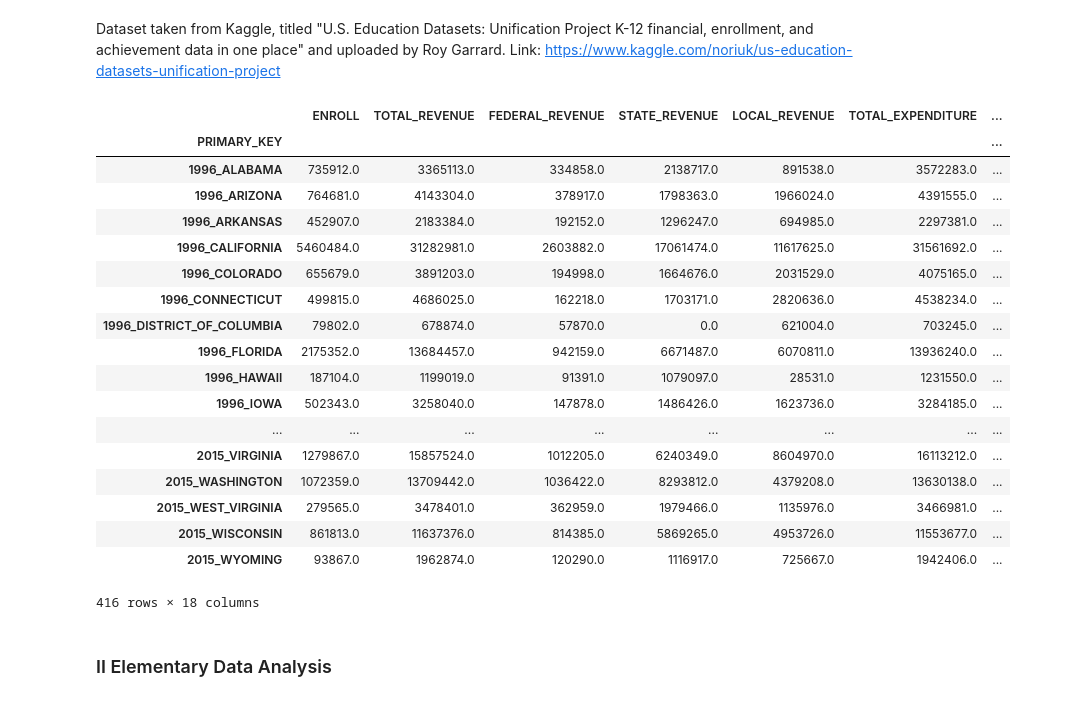
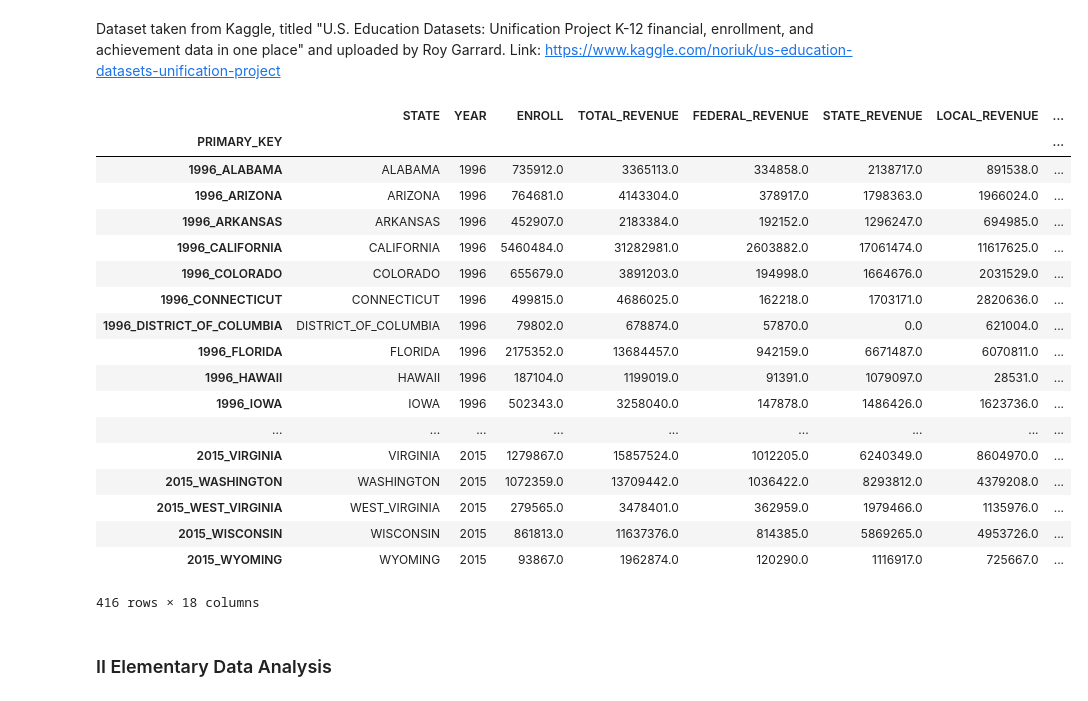
Before and after one commit to renaaliu/FinalProject_DataScience, a Jupyter notebook: Final_Project.ipynb, the cells around one changed output. Saved outputs shown, nothing was run; the diff lists cells and outputs as text; code cells hidden in the pictures.

```diff
--- a/Final_Project.ipynb
+++ b/Final_Project.ipynb
@@ -13,35 +13,35 @@ Link: https://www.kaggle.com/noriuk/us-education-datasets-unification-project
 # %%
 #import
 import numpy as np
 import pandas as pd
 import matplotlib.pyplot as plt
 
 # Read in file, setting index to the Primary_Key given
 data = pd.read_csv('states_all.csv', index_col = 'PRIMARY_KEY')
 
 # Removed some columns and NaNs
-data = data.drop(['STATE', 'YEAR', 'GRADES_1_8_G', 'GRADES_PK_G', 'GRADES_KG_G', 'GRADES_ALL_G'],1)
+data = data.drop(['GRADES_12_G', 'GRADES_9_12_G','GRADES_1_8_G', 'GRADES_PK_G', 'GRADES_KG_G', 'GRADES_ALL_G'],1)
 data = data.dropna()
 display(data)
 # %% [output]
-|  | ENROLL | TOTAL_REVENUE | FEDERAL_REVENUE | STATE_REVENUE | LOCAL_REVENUE | TOTAL_EXPENDITURE | ... |
-| PRIMARY_KEY |  |  |  |  |  |  | ... |
-| 1996_ALABAMA | 735912.0 | 3365113.0 | 334858.0 | 2138717.0 | 891538.0 | 3572283.0 | ... |
-| 1996_ARIZONA | 764681.0 | 4143304.0 | 378917.0 | 1798363.0 | 1966024.0 | 4391555.0 | ... |
-| 1996_ARKANSAS | 452907.0 | 2183384.0 | 192152.0 | 1296247.0 | 694985.0 | 2297381.0 | ... |
-| 1996_CALIFORNIA | 5460484.0 | 31282981.0 | 2603882.0 | 17061474.0 | 11617625.0 | 31561692.0 | ... |
-| 1996_COLORADO | 655679.0 | 3891203.0 | 194998.0 | 1664676.0 | 2031529.0 | 4075165.0 | ... |
-| 1996_CONNECTICUT | 499815.0 | 4686025.0 | 162218.0 | 1703171.0 | 2820636.0 | 4538234.0 | ... |
-| 1996_DISTRICT_OF_COLUMBIA | 79802.0 | 678874.0 | 57870.0 | 0.0 | 621004.0 | 703245.0 | ... |
-| 1996_FLORIDA | 2175352.0 | 13684457.0 | 942159.0 | 6671487.0 | 6070811.0 | 13936240.0 | ... |
-| 1996_HAWAII | 187104.0 | 1199019.0 | 91391.0 | 1079097.0 | 28531.0 | 1231550.0 | ... |
-| 1996_IOWA | 502343.0 | 3258040.0 | 147878.0 | 1486426.0 | 1623736.0 | 3284185.0 | ... |
-| ... | ... | ... | ... | ... | ... | ... | ... |
-| 2015_VIRGINIA | 1279867.0 | 15857524.0 | 1012205.0 | 6240349.0 | 8604970.0 | 16113212.0 | ... |
-| 2015_WASHINGTON | 1072359.0 | 13709442.0 | 1036422.0 | 8293812.0 | 4379208.0 | 13630138.0 | ... |
-| 2015_WEST_VIRGINIA | 279565.0 | 3478401.0 | 362959.0 | 1979466.0 | 1135976.0 | 3466981.0 | ... |
-| 2015_WISCONSIN | 861813.0 | 11637376.0 | 814385.0 | 5869265.0 | 4953726.0 | 11553677.0 | ... |
-| 2015_WYOMING | 93867.0 | 1962874.0 | 120290.0 | 1116917.0 | 725667.0 | 1942406.0 | ... |
+|  | STATE | YEAR | ENROLL | TOTAL_REVENUE | FEDERAL_REVENUE | STATE_REVENUE | LOCAL_REVENUE | ... |
+| PRIMARY_KEY |  |  |  |  |  |  |  | ... |
+| 1996_ALABAMA | ALABAMA | 1996 | 735912.0 | 3365113.0 | 334858.0 | 2138717.0 | 891538.0 | ... |
+| 1996_ARIZONA | ARIZONA | 1996 | 764681.0 | 4143304.0 | 378917.0 | 1798363.0 | 1966024.0 | ... |
+| 1996_ARKANSAS | ARKANSAS | 1996 | 452907.0 | 2183384.0 | 192152.0 | 1296247.0 | 694985.0 | ... |
+| 1996_CALIFORNIA | CALIFORNIA | 1996 | 5460484.0 | 31282981.0 | 2603882.0 | 17061474.0 | 11617625.0 | ... |
+| 1996_COLORADO | COLORADO | 1996 | 655679.0 | 3891203.0 | 194998.0 | 1664676.0 | 2031529.0 | ... |
+| 1996_CONNECTICUT | CONNECTICUT | 1996 | 499815.0 | 4686025.0 | 162218.0 | 1703171.0 | 2820636.0 | ... |
+| 1996_DISTRICT_OF_COLUMBIA | DISTRICT_OF_COLUMBIA | 1996 | 79802.0 | 678874.0 | 57870.0 | 0.0 | 621004.0 | ... |
+| 1996_FLORIDA | FLORIDA | 1996 | 2175352.0 | 13684457.0 | 942159.0 | 6671487.0 | 6070811.0 | ... |
+| 1996_HAWAII | HAWAII | 1996 | 187104.0 | 1199019.0 | 91391.0 | 1079097.0 | 28531.0 | ... |
+| 1996_IOWA | IOWA | 1996 | 502343.0 | 3258040.0 | 147878.0 | 1486426.0 | 1623736.0 | ... |
+| ... | ... | ... | ... | ... | ... | ... | ... | ... |
+| 2015_VIRGINIA | VIRGINIA | 2015 | 1279867.0 | 15857524.0 | 1012205.0 | 6240349.0 | 8604970.0 | ... |
+| 2015_WASHINGTON | WASHINGTON | 2015 | 1072359.0 | 13709442.0 | 1036422.0 | 8293812.0 | 4379208.0 | ... |
+| 2015_WEST_VIRGINIA | WEST_VIRGINIA | 2015 | 279565.0 | 3478401.0 | 362959.0 | 1979466.0 | 1135976.0 | ... |
+| 2015_WISCONSIN | WISCONSIN | 2015 | 861813.0 | 11637376.0 | 814385.0 | 5869265.0 | 4953726.0 | ... |
+| 2015_WYOMING | WYOMING | 2015 | 93867.0 | 1962874.0 | 120290.0 | 1116917.0 | 725667.0 | ... |
 416 rows × 18 columns
 # %% [markdown]
 ### II Elementary Data Analysis
```
Also changed, not shown: parts of 12 cells of this notebook, 1 other file.
